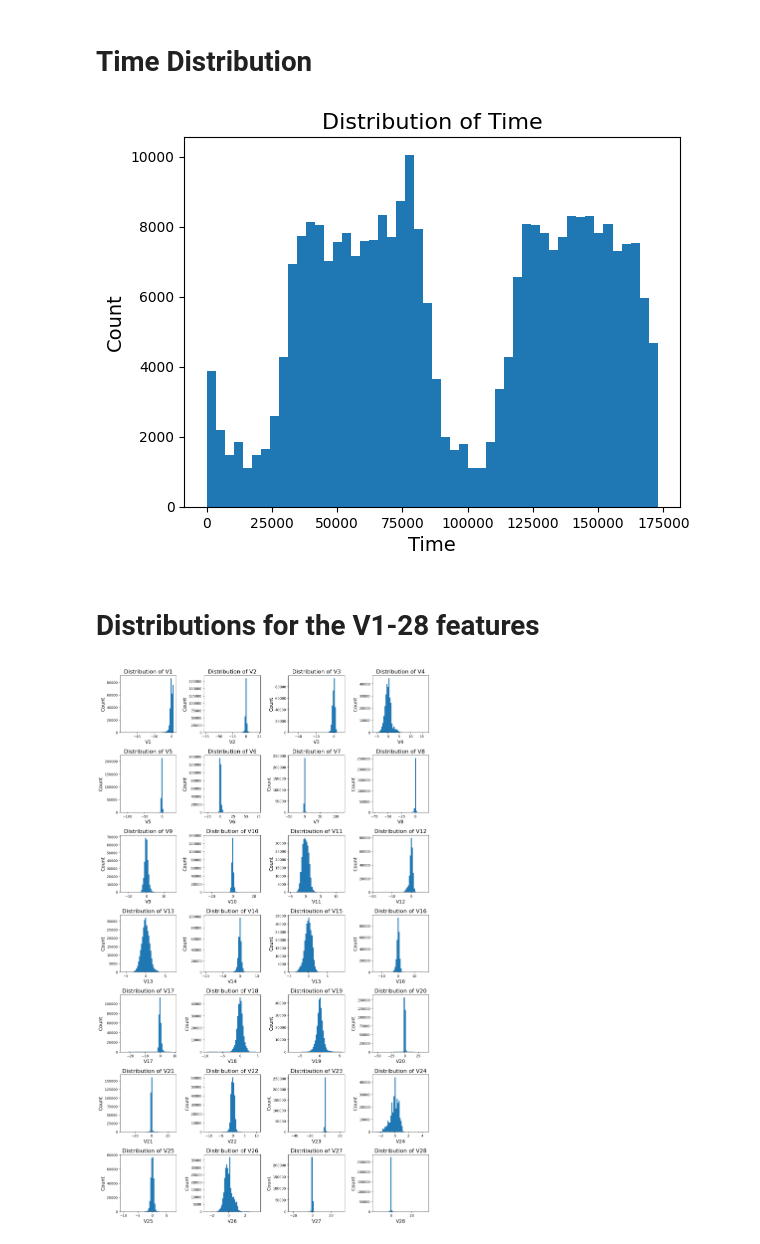
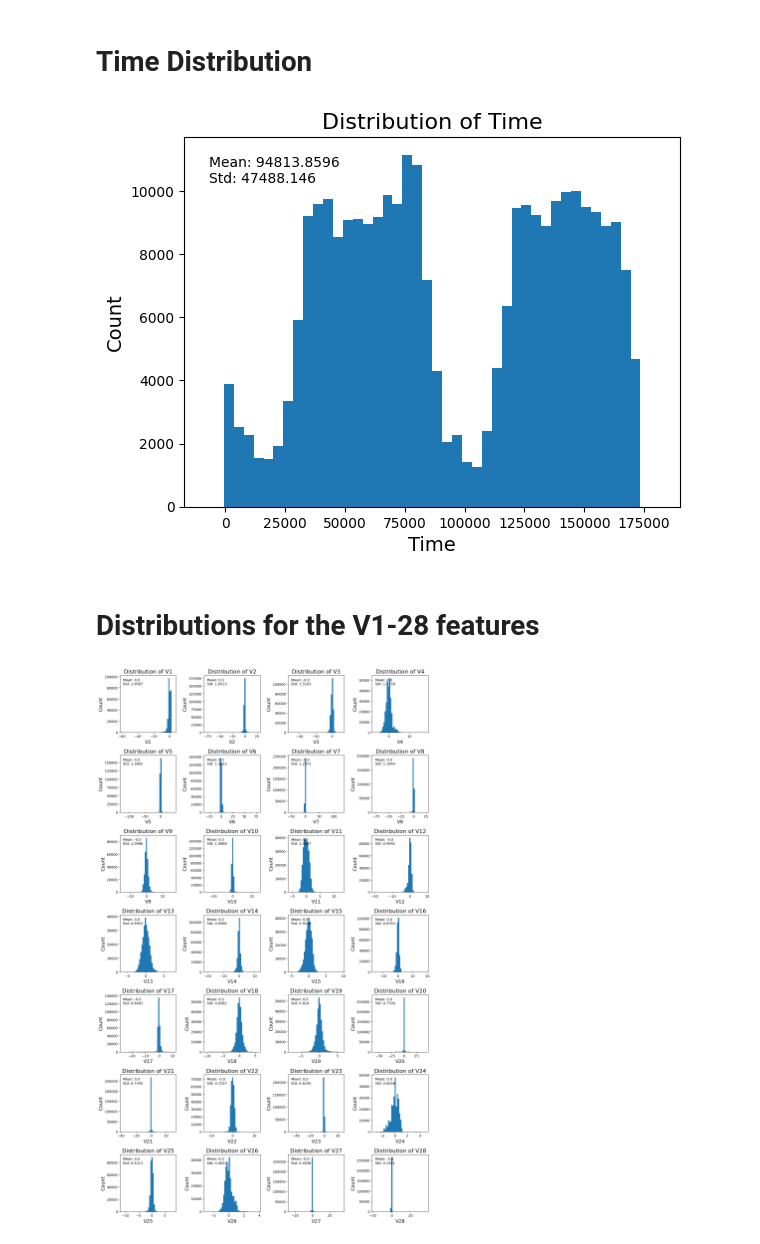
Before and after one commit to Tommy-McDonagh/Credit-Fraud, a Jupyter notebook: main.ipynb, the cells around one changed output. Saved outputs shown, nothing was run; the diff lists cells and outputs as text; code cells hidden in the pictures.

Commit message:
Added mean aand std to plots for each feature

```diff
--- a/main.ipynb
+++ b/main.ipynb
@@ -154,7 +154,7 @@ Class
 1    0.001727
 Name: proportion, dtype: float64
 # %%
-def plot_numeric_feature_distribution(df, column_name, ax=None):
+def plot_numeric_feature_distribution(df, column_name, num_bins=50, ax=None):
     """
     Plots the distribution of a numeric feature in a DataFrame using Matplotlib.
 
@@ -164,6 +164,8 @@ def plot_numeric_feature_distribution(df, column_name, ax=None):
         The DataFrame containing the feature to plot.
     column_name : str
         The name of the column containing the feature to plot.
+    num_bins : int (default=50)
+        The number of bins to be used in the histogram plot
     ax : matplotlib.AxesSubplot or None, optional (default=None)
         The axis object on which to plot the distribution. If None, a new axis object is created.
 
@@ -176,30 +178,46 @@ def plot_numeric_feature_distribution(df, column_name, ax=None):
     if ax is None:
         fig, ax = plt.subplots()
 
+    # Calculate the minimum and maximum values of the column
+    col_min = df[column_name].min()
+    col_max = df[column_name].max()
+
+    # Add some buffer to the maximum value
+    buffer = (col_max - col_min) * 0.1
+    x_max = col_max + buffer
+    x_min = col_min - buffer
+
     # Plot the distribution of the feature
-    ax.hist(df[column_name], bins=50)
+    ax.hist(df[column_name], bins=50, range=(x_min, x_max))
+
+    # Set the x-axis limit to the maximum value plus the buffer
+    ax.set_xlim(x_min, x_max)
 
     # Set the title and axis labels
     ax.set_title(f"Distribution of {column_name}", fontsize=16)
     ax.set_xlabel(column_name, fontsize=14)
     ax.set_ylabel("Count", fontsize=14)
+
+    # add mean and std to plot
+    ax.text(0.05, 0.95, f'Mean: {round(df[column_name].mean(), 4)}\nStd: {round(df[column_name].std(), 4)}', horizontalalignment='left',
+     verticalalignment='top', transform=ax.transAxes)
 # %% [markdown]
 # Time Distribution
 # %%
 plot_numeric_feature_distribution(df, 'Time')
 # %% [output]
-[figure, old version]
+[figure, new version]
 # %% [markdown]
 # Distributions for the V1-28 features
 # %%
 fig, axes = plt.subplots(nrows=7, ncols=4, figsize=(4*4, 7*4))
 
 # select features by iloc indexing
 features_to_plot = df.iloc[:, 1:29]
 
 for idx, col in enumerate(features_to_plot):
     ax = axes.flatten()[idx]
-    plot_numeric_feature_distribution(df, col, ax=ax)
+    plot_numeric_feature_distribution(df, col, num_bins=50, ax=ax)
     plt.subplots_adjust(hspace=0.4, wspace=0.5)
 # %% [output]
-[figure, old version]
+[figure, new version]
```
